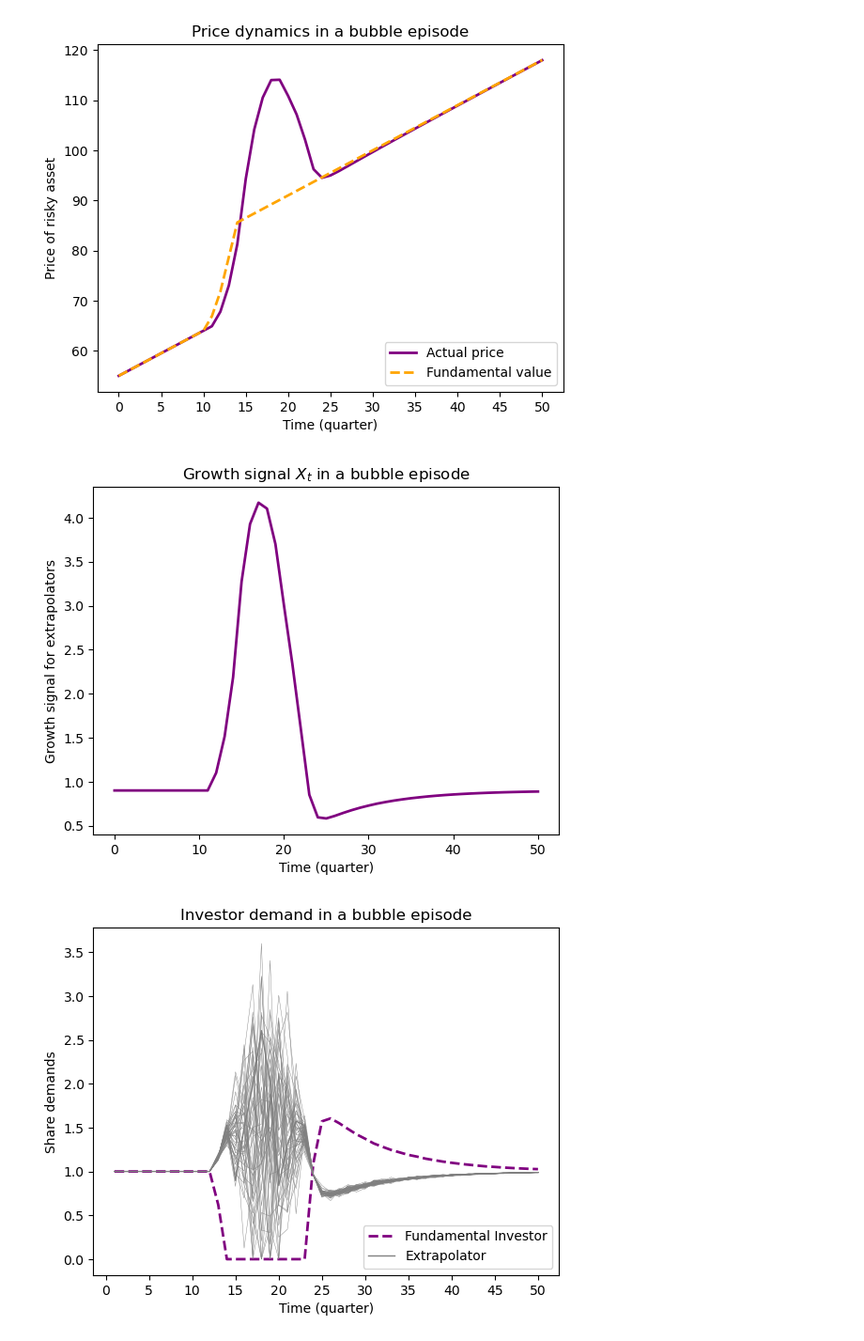
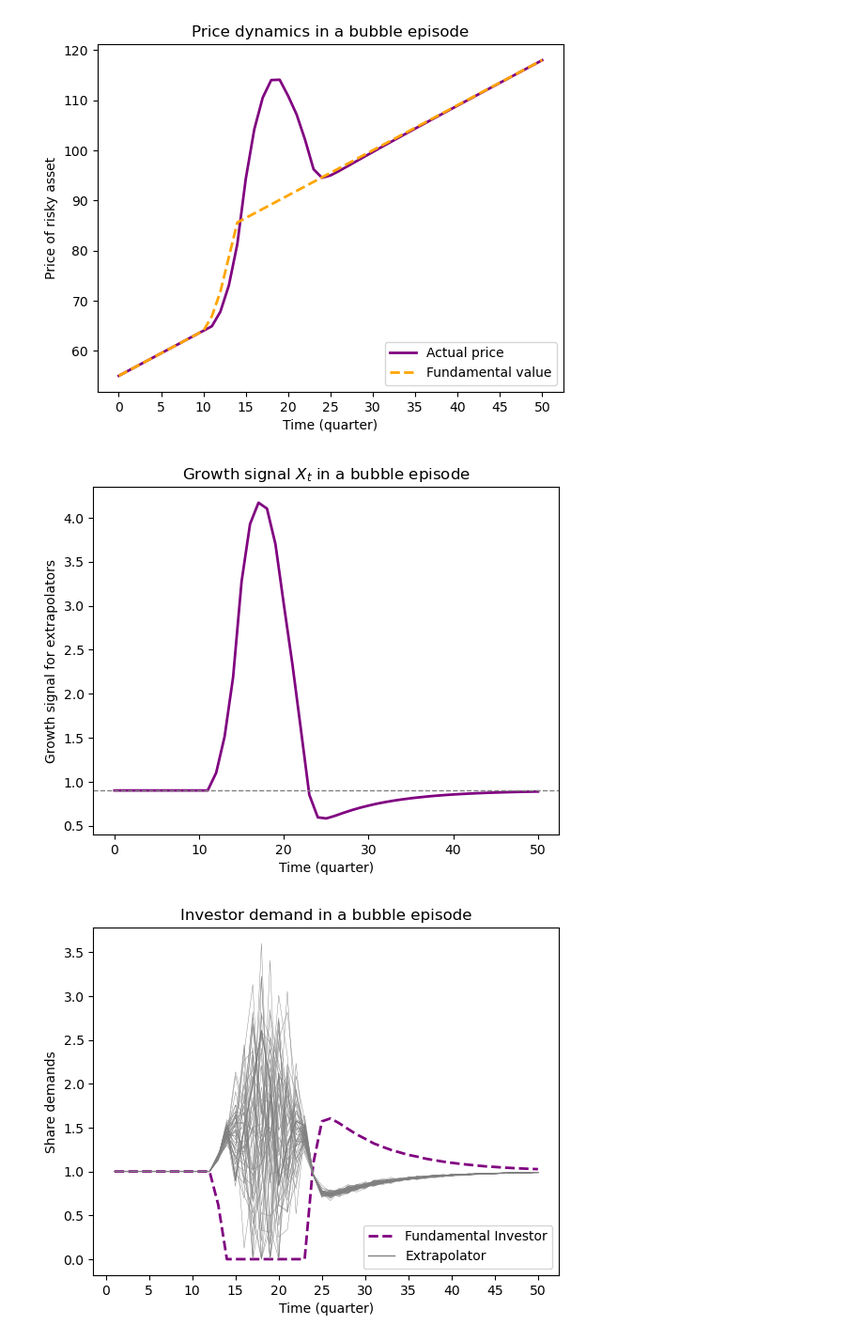
Before and after one commit to YileC928/Extrapolation_and_bubble_rep, a Jupyter notebook: Extrapolation_and_Bubble_rep.ipynb, the cells around one changed output. Shown at 94% size. Saved outputs shown, nothing was run; the diff lists cells and outputs as text; code cells hidden in the pictures.

```diff
--- a/Extrapolation_and_Bubble_rep.ipynb
+++ b/Extrapolation_and_Bubble_rep.ipynb
@@ -96,10 +96,11 @@ plt.show()
 # %%
 #growth signal
 plt.plot(t, x_list, color = 'purple', linewidth=2.0)
+plt.axhline(y = 0.9, color = 'grey', linestyle = '--', linewidth=1.0)
 plt.xlabel("Time (quarter)")
 plt.ylabel("Growth signal for extrapolators")
 plt.title('Growth signal $X_t$ in a bubble episode')
 plt.show()
 # %% [output]
-[figure, old version]
+[figure, new version]
 # %%
```
Also changed, not shown: parts of 5 cells of this notebook.
